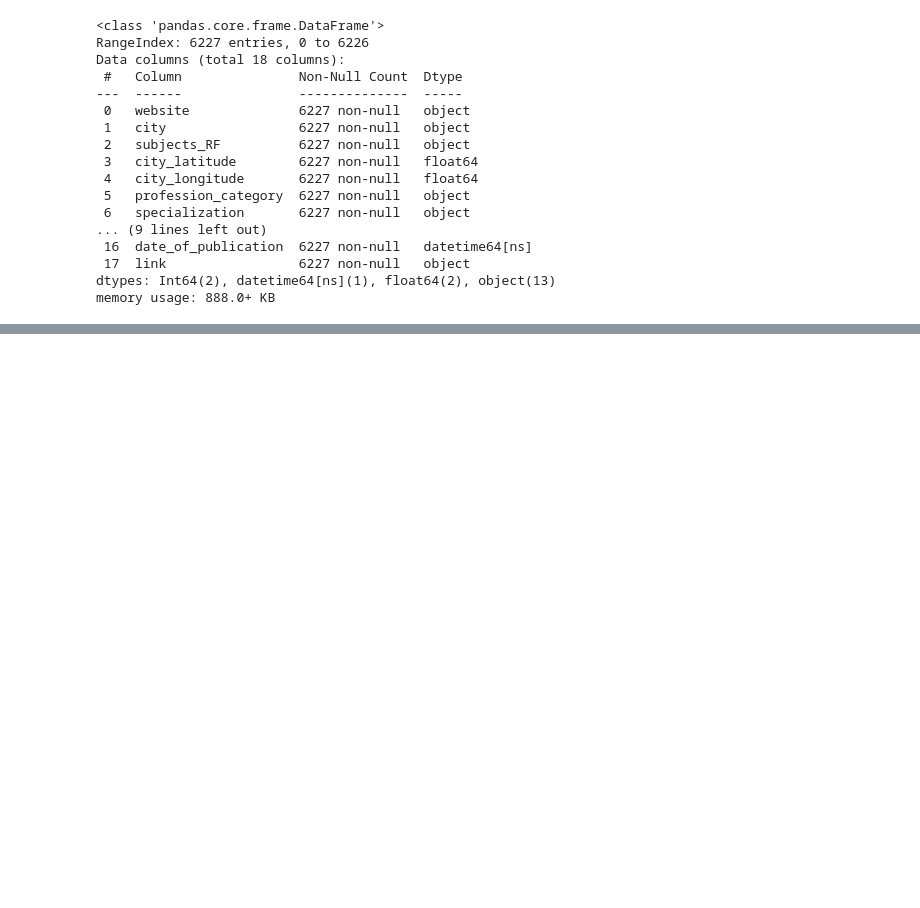
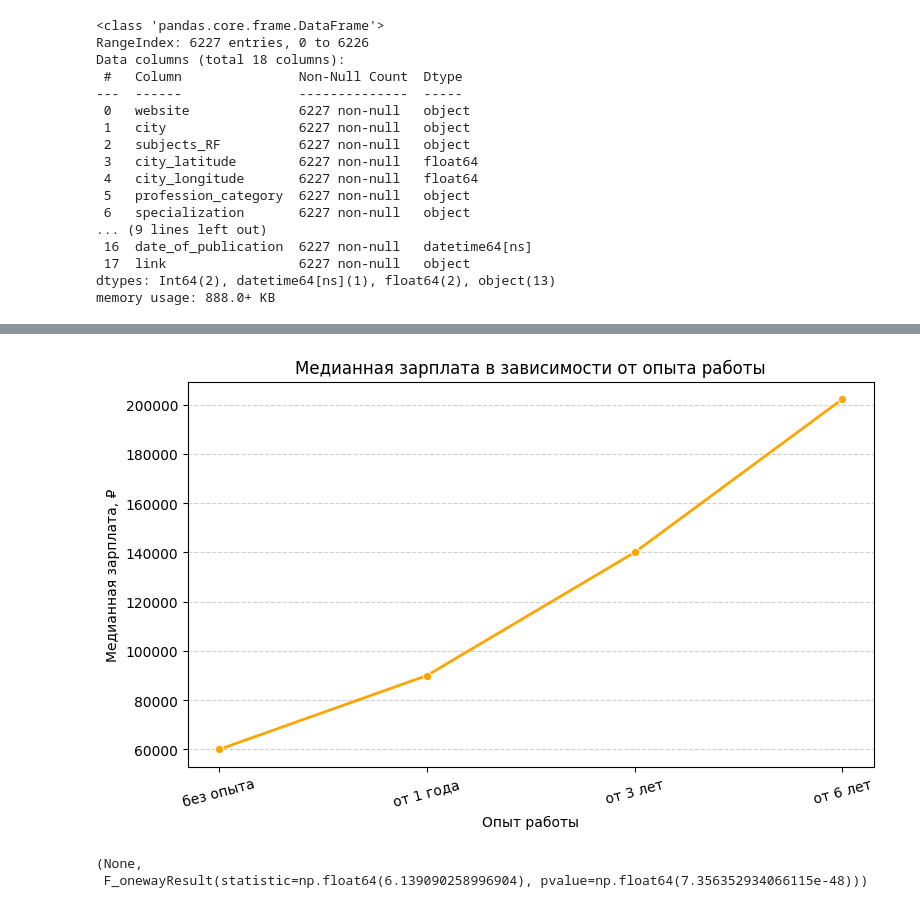
Before and after one commit to Marta-Mariam/graduate-work, a Jupyter notebook: preprocessing.ipynb, the cells around one changed output, grey strips where cells are left out. Cells and saved outputs as stored; diff of their text form; code cells hidden in the pictures; blank space fills up the shorter version.

```diff
--- a/preprocessing.ipynb
+++ b/preprocessing.ipynb
@@ -723,0 +706,45 @@ df
+# %%
+df_vacancy = pd.read_csv('data/df_vacancylast_6227.csv', sep=';')
+# %%
+import pandas as pd
+import numpy as np
+import seaborn as sns
+import matplotlib.pyplot as plt
+from scipy.stats import f_oneway
+
+
+# -------------------------------
+# Гипотеза 2: ANOVA по городам
+# -------------------------------
+# Отфильтруем города с достаточным количеством вакансий
+city_counts = df_vacancy['city'].value_counts()
+top_cities = city_counts[city_counts >= 5].index  # берём города с >= 5 вакансиями
+df_cities = df_vacancy[df_vacancy['city'].isin(top_cities)]
+
+# Группируем зарплаты по городам в список списков
+groups = [group['salary_from'].dropna().values for name, group in df_cities.groupby('city')]
+
+# Применим ANOVA
+anova_result = f_oneway(*groups)
+
+# -------------------------------
+# Гипотеза 1: sns.lineplot — тренд зарплаты по опыту
+# -------------------------------
+# Группировка: медианные зарплаты по опыту
+exp_salary = df_vacancy.groupby('experience')['salary_from'].median().reset_index()
+
+# Визуализация
+plt.figure(figsize=(8, 5))
+ax = sns.lineplot(data=exp_salary, x='experience', y='salary_from', marker='o', linewidth=2, color='orange')
+plt.title('Медианная зарплата в зависимости от опыта работы')
+plt.xlabel('Опыт работы')
+plt.ylabel('Медианная зарплата, ₽')
+plt.grid(axis='y', linestyle='--', alpha=0.6)
+plt.xticks(rotation=15)
+plt.tight_layout()
+
+plt.show(), anova_result
+# %% [output]
+[figure, added]
+(None,
+ F_onewayResult(statistic=np.float64(6.139090258996904), pvalue=np.float64(7.356352934066115e-48)))
```
Also changed, not shown: parts of 12 cells of this notebook, 4 other files.
